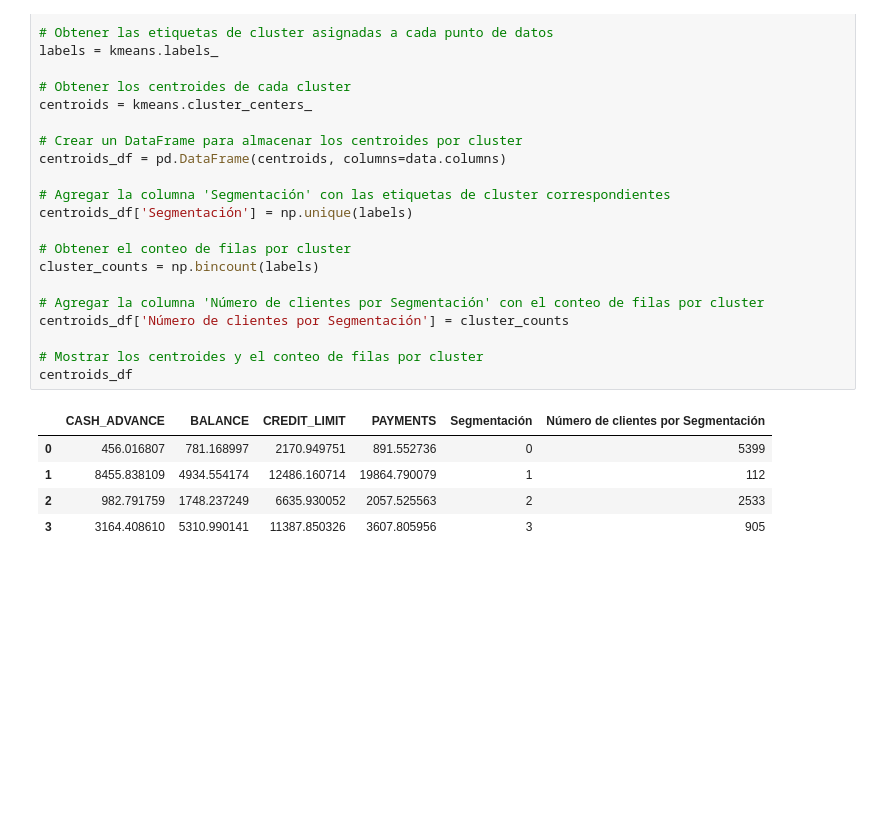
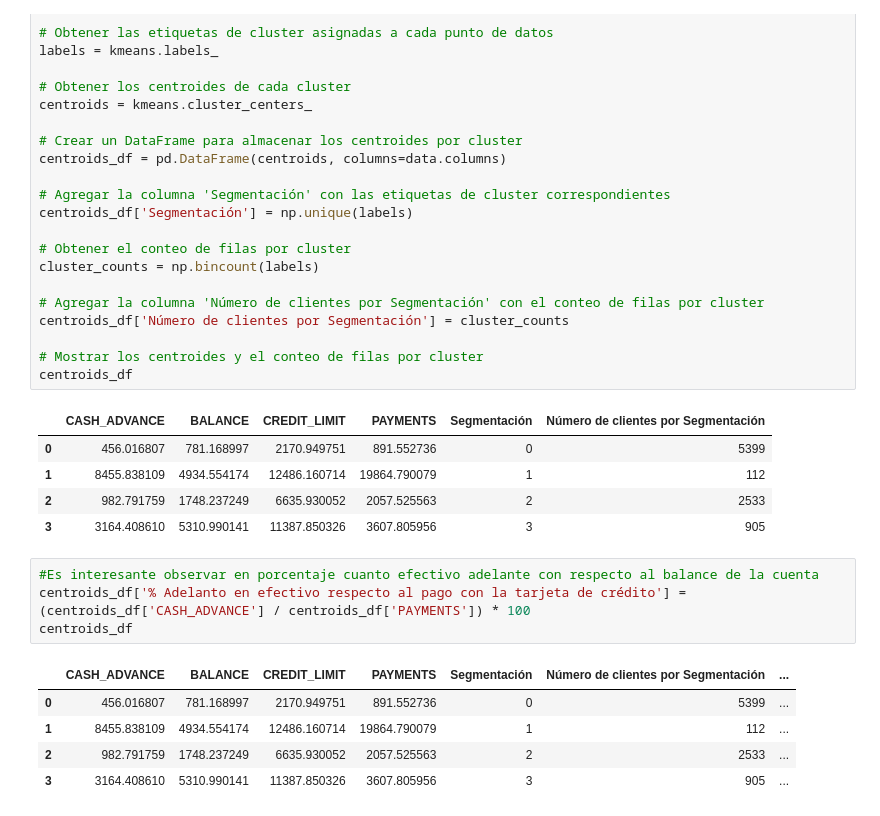
Before and after one commit to andromedalactea/Credit_Cards_Analytics, a Jupyter notebook: Analisis_exploratorio.ipynb, the cells around one changed output. Saved outputs shown, nothing was run; the diff lists cells and outputs as text; blank space fills up the shorter version.

Commit message:
Terminando la segmentación por pagos en adelantado

```diff
--- a/Analisis_exploratorio.ipynb
+++ b/Analisis_exploratorio.ipynb
@@ -409,3 +409,13 @@ centroids_df
 | 1 | 8455.838109 | 4934.554174 | 12486.160714 | 19864.790079 | 1 | 112 |
 | 2 | 982.791759 | 1748.237249 | 6635.930052 | 2057.525563 | 2 | 2533 |
 | 3 | 3164.408610 | 5310.990141 | 11387.850326 | 3607.805956 | 3 | 905 |
+# %%
+#Es interesante observar en porcentaje cuanto efectivo adelante con respecto al balance de la cuenta
+centroids_df['% Adelanto en efectivo respecto al pago con la tarjeta de crédito'] = (centroids_df['CASH_ADVANCE'] / centroids_df['PAYMENTS']) * 100
+centroids_df
+# %% [output]
+|  | CASH_ADVANCE | BALANCE | CREDIT_LIMIT | PAYMENTS | Segmentación | Número de clientes por Segmentación | ... |
+| 0 | 456.016807 | 781.168997 | 2170.949751 | 891.552736 | 0 | 5399 | ... |
+| 1 | 8455.838109 | 4934.554174 | 12486.160714 | 19864.790079 | 1 | 112 | ... |
+| 2 | 982.791759 | 1748.237249 | 6635.930052 | 2057.525563 | 2 | 2533 | ... |
+| 3 | 3164.408610 | 5310.990141 | 11387.850326 | 3607.805956 | 3 | 905 | ... |
```
Also changed, not shown: parts of 2 cells of this notebook, 1 other file.
